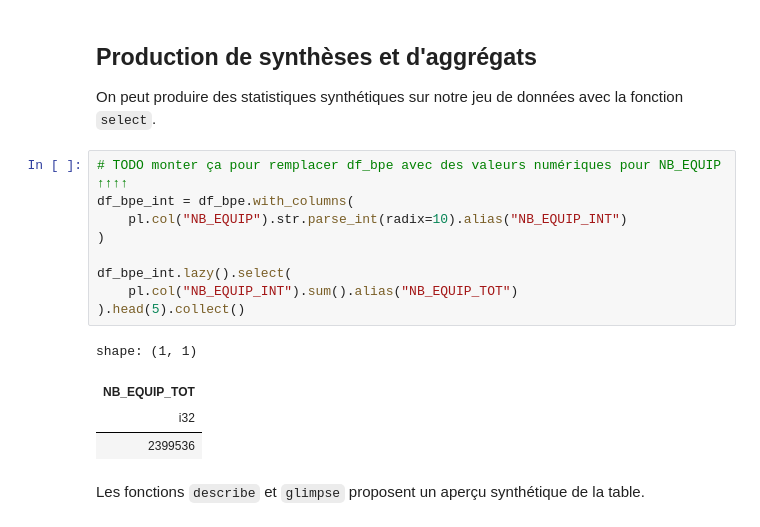
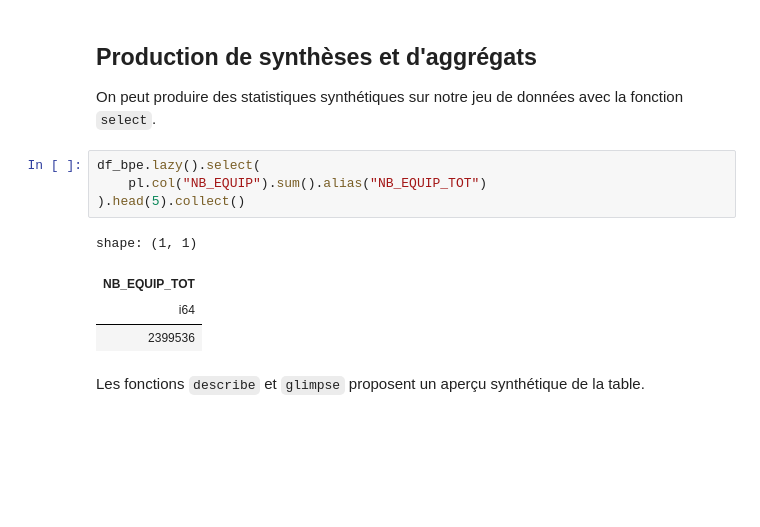
Before and after one commit to romaintailhurat/miscbooks, a Jupyter notebook: polars-tuto.ipynb, the cells around one changed output. Cells and saved outputs as stored; diff of their text form; blank space fills up the shorter version.

Commit message:
Polars, NB_EQUIP as int

```diff
--- a/polars-tuto.ipynb
+++ b/polars-tuto.ipynb
@@ -303,18 +307,13 @@ shape: (5, 15)
 ## Production de synthèses et d'aggrégats
 On peut produire des statistiques synthétiques sur notre jeu de données avec la fonction `select`.
 # %%
-# TODO monter ça pour remplacer df_bpe avec des valeurs numériques pour NB_EQUIP ↑↑↑↑
-df_bpe_int = df_bpe.with_columns(
-    pl.col("NB_EQUIP").str.parse_int(radix=10).alias("NB_EQUIP_INT")
-)
-
-df_bpe_int.lazy().select(
-    pl.col("NB_EQUIP_INT").sum().alias("NB_EQUIP_TOT")
+df_bpe.lazy().select(
+    pl.col("NB_EQUIP").sum().alias("NB_EQUIP_TOT")
 ).head(5).collect()
 # %% [output]
 shape: (1, 1)
 | NB_EQUIP_TOT |
-| i32 |
+| i64 |
 | 2399536 |
 # %% [markdown]
 Les fonctions `describe` et `glimpse` proposent un aperçu synthétique de la table.
```
Also changed, not shown: parts of 1 cell of this notebook.
